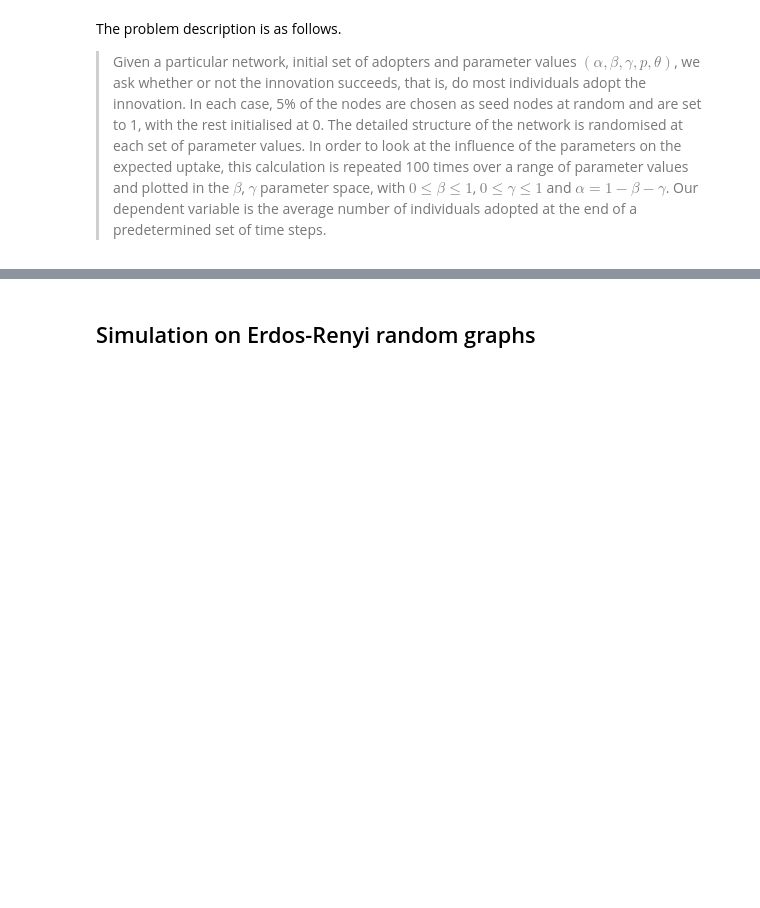
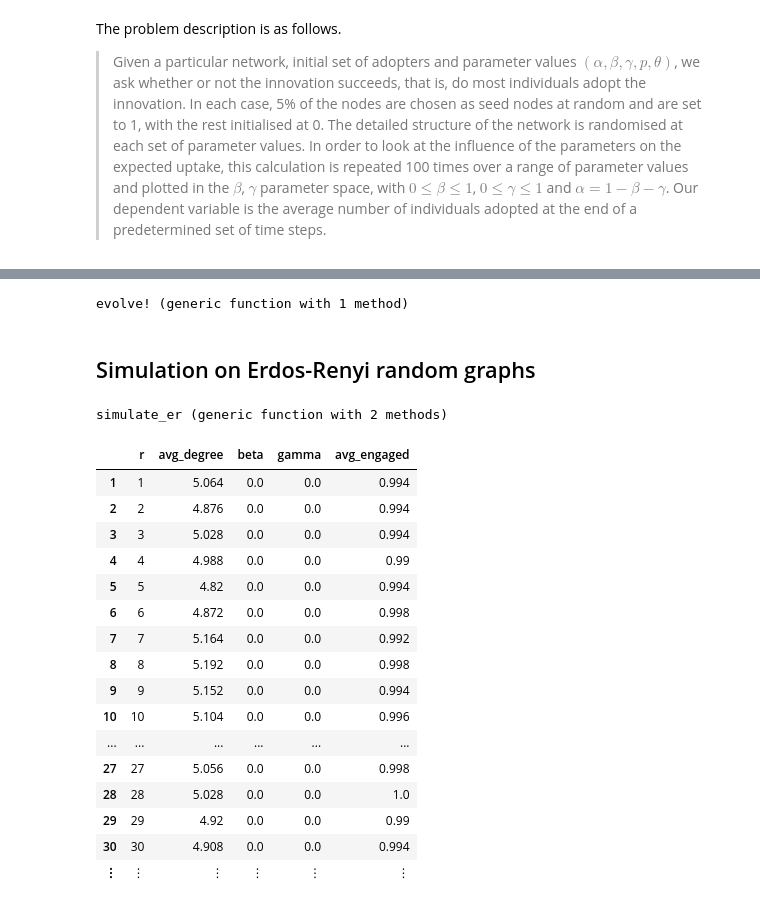
Before and after one commit to pavanGurazada/Reproducible-Diffusion-Research, a Jupyter notebook: Innovation-uptake-model.ipynb, the cells around one changed output, grey strips where cells are left out. Saved outputs shown, nothing was run; the diff lists cells and outputs as text; code cells hidden in the pictures; blank space fills up the shorter version.

```diff
--- a/Innovation-uptake-model.ipynb
+++ b/Innovation-uptake-model.ipynb
@@ -45,32 +60,58 @@ function evolve!(N::Network, beta::Float64, gamma::Float64; p = 0.5, theta = 0.2
             end
         end
     end
+
+    return nothing
 end
+# %% [output]
+evolve! (generic function with 1 method)
 # %% [markdown]
 ## Simulation on Erdos-Renyi random graphs
 # %%
-function simulate_er(n::Int, z::Int; T = 35, n_realizations = 100)
+function simulate_er(n::Int, p::Float64; T = 35, n_realizations = 100)
     parameter_space = [(beta, gamma) for beta in linspace(0, 1, 10),
                                          gamma in linspace(0, 1, 10)]
 
-    output = DataFrame(r = Int[], beta = Float64[], gamma = Float64[], avg_engaged = Float64[])
+    output = DataFrame(r = Int[], avg_degree = Float64[], beta = Float64[], gamma = Float64[], avg_engaged = Float64[])
 
     @showprogress 1 "Simulating..." for (beta, gamma) in parameter_space
         for r in 1:n_realizations
-            g = erdos_renyi(500, 6)
+            g = erdos_renyi(n, p)
             ns = falses(nv(g))
             N = Network(g, ns)
+
+            seed!(N)
 
             for t in 1:T
                 evolve!(N, beta, gamma)
             end
             avg_frac_engaged = sum(N.node_status)/nv(N.G)
 
-            push!(output, [r, beta, gamma, avg_frac_engaged])
+            push!(output, [r, mean(degree(g)), beta, gamma, avg_frac_engaged])
         end
     end
 
     return output
 end
+# %% [output]
+simulate_er (generic function with 2 methods)
 # %%
-results = simulate_er(500, 6)
+results = simulate_er(500, 0.01)
+# %% [output]
+|  | r | avg_degree | beta | gamma | avg_engaged |
+| 1 | 1 | 5.064 | 0.0 | 0.0 | 0.994 |
+| 2 | 2 | 4.876 | 0.0 | 0.0 | 0.994 |
+| 3 | 3 | 5.028 | 0.0 | 0.0 | 0.994 |
+| 4 | 4 | 4.988 | 0.0 | 0.0 | 0.99 |
+| 5 | 5 | 4.82 | 0.0 | 0.0 | 0.994 |
+| 6 | 6 | 4.872 | 0.0 | 0.0 | 0.998 |
+| 7 | 7 | 5.164 | 0.0 | 0.0 | 0.992 |
+| 8 | 8 | 5.192 | 0.0 | 0.0 | 0.998 |
+| 9 | 9 | 5.152 | 0.0 | 0.0 | 0.994 |
+| 10 | 10 | 5.104 | 0.0 | 0.0 | 0.996 |
+| ... | ... | ... | ... | ... | ... |
+| 27 | 27 | 5.056 | 0.0 | 0.0 | 0.998 |
+| 28 | 28 | 5.028 | 0.0 | 0.0 | 1.0 |
+| 29 | 29 | 4.92 | 0.0 | 0.0 | 0.99 |
+| 30 | 30 | 4.908 | 0.0 | 0.0 | 0.994 |
+| ⋮ | ⋮ | ⋮ | ⋮ | ⋮ | ⋮ |
```
Also changed, not shown: parts of 10 cells of this notebook.
